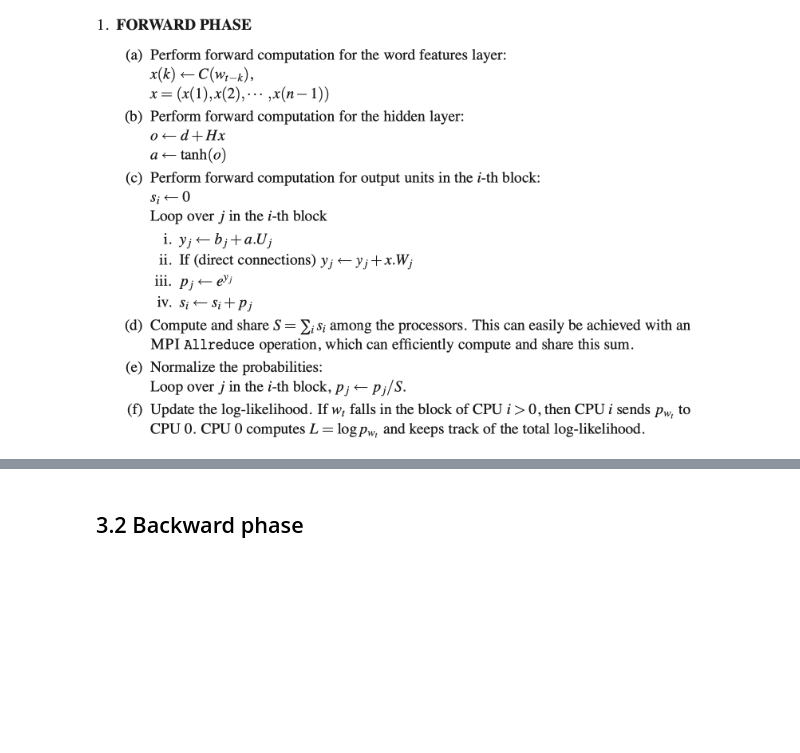
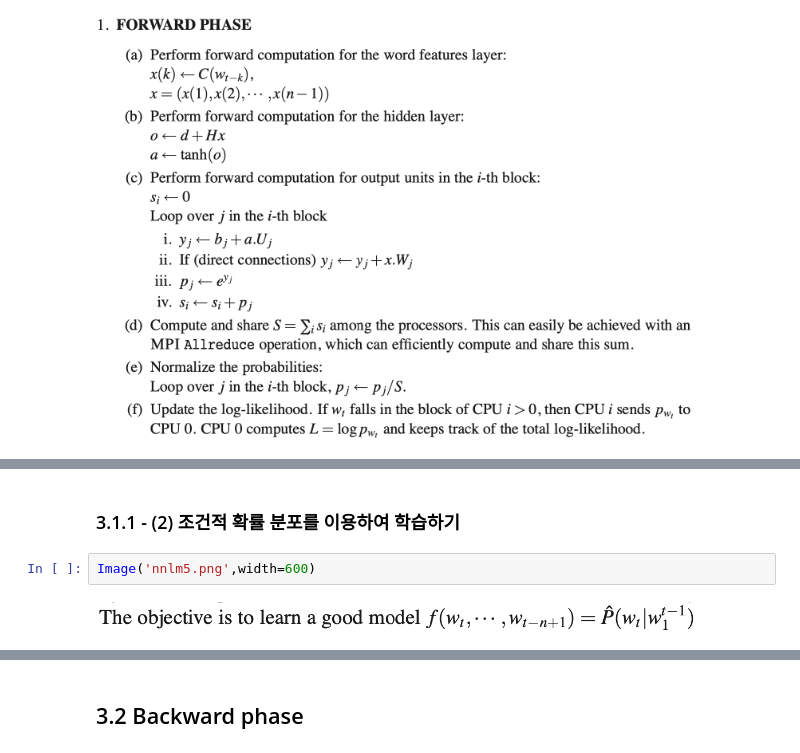
Before and after one commit to musicjae/NLP, a Jupyter notebook: NPLM(2003).ipynb, the cells around one changed output, grey strips where cells are left out. Cells and saved outputs as stored; diff of their text form; blank space fills up the shorter version.

```diff
--- a/NPLM(2003).ipynb
+++ b/NPLM(2003).ipynb
@@ -228,0 +311,6 @@ Image('n3.png',width=600)
+# %% [markdown]
+### 3.1.1 - (2) 조건적 확률 분포를 이용하여 학습하기
+# %%
+Image('nnlm5.png',width=600)
+# %% [output]
+[figure, added]
```
Also changed, not shown: parts of 19 cells of this notebook.
